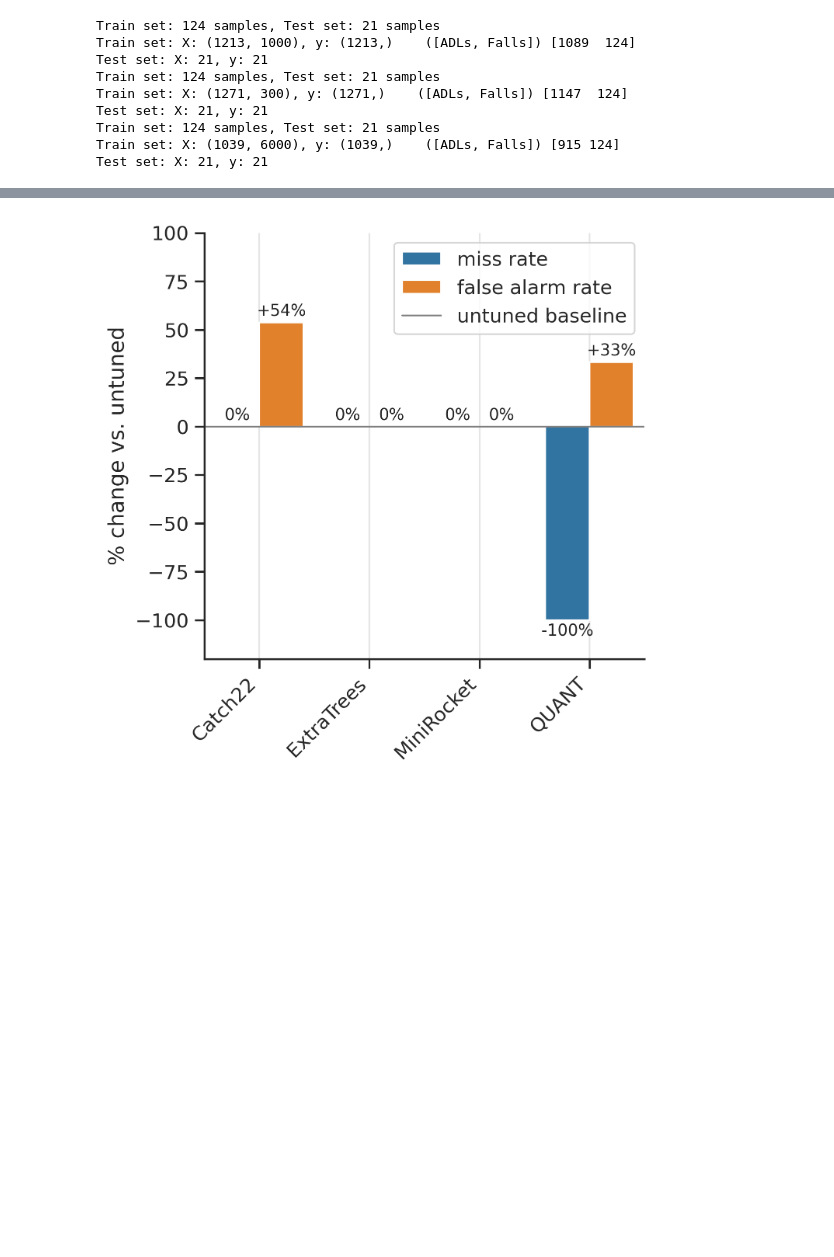
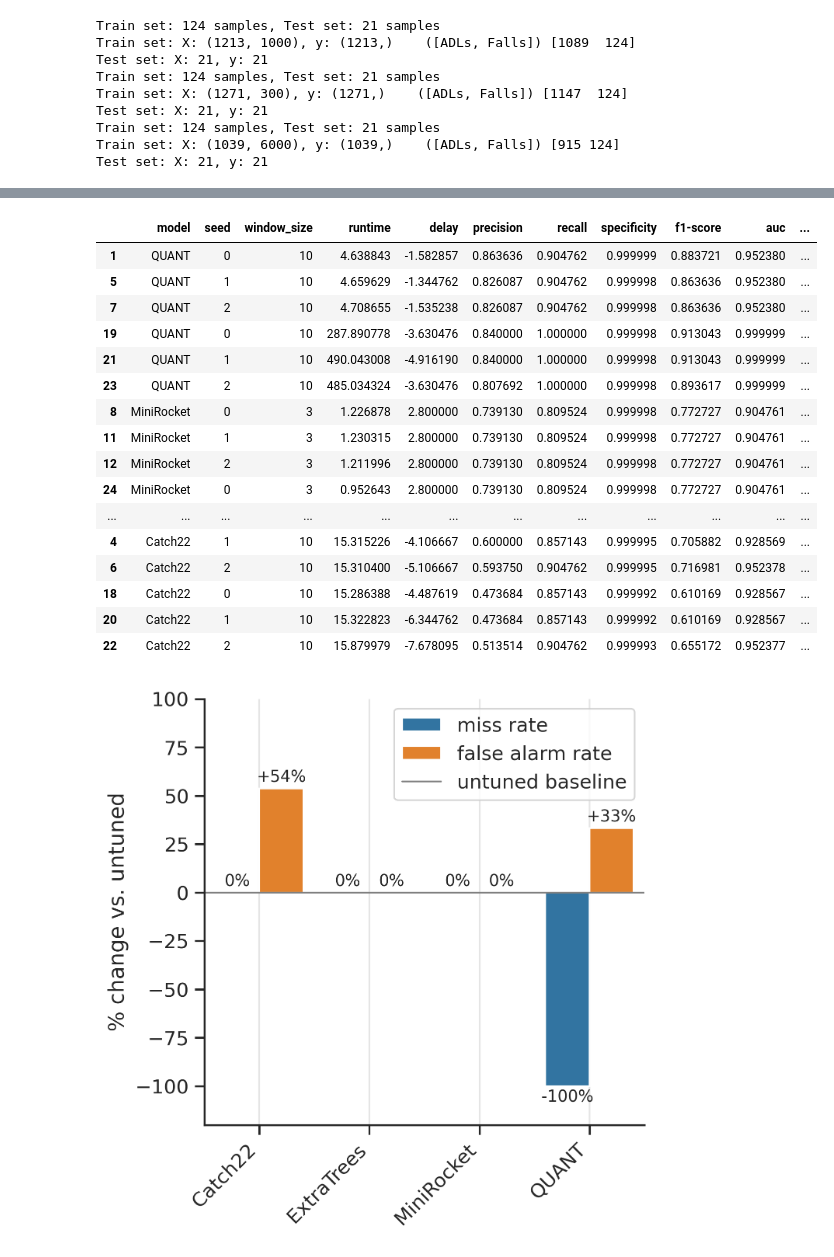
Before and after one commit to mlgig/fallstream, a Jupyter notebook: evaluation.ipynb, the cells around one changed output, grey strips where cells are left out. Cells and saved outputs as stored; diff of their text form; code cells hidden in the pictures; blank space fills up the shorter version.

```diff
--- a/evaluation.ipynb
+++ b/evaluation.ipynb
@@ -451,3 +528,24 @@ Selected models: ['ExtraTrees']
+# %%
+thresh_df = pd.read_csv(RES_DIR / "thresh_metrics_new.csv")
+thresh_df.sort_values(by=['model', 'thresh'], ascending=False)
+# %% [output]
+|  | model | seed | window_size | runtime | delay | precision | recall | specificity | f1-score | auc | ... |
+| 1 | QUANT | 0 | 10 | 4.638843 | -1.582857 | 0.863636 | 0.904762 | 0.999999 | 0.883721 | 0.952380 | ... |
+| 5 | QUANT | 1 | 10 | 4.659629 | -1.344762 | 0.826087 | 0.904762 | 0.999998 | 0.863636 | 0.952380 | ... |
+| 7 | QUANT | 2 | 10 | 4.708655 | -1.535238 | 0.826087 | 0.904762 | 0.999998 | 0.863636 | 0.952380 | ... |
+| 19 | QUANT | 0 | 10 | 287.890778 | -3.630476 | 0.840000 | 1.000000 | 0.999998 | 0.913043 | 0.999999 | ... |
+| 21 | QUANT | 1 | 10 | 490.043008 | -4.916190 | 0.840000 | 1.000000 | 0.999998 | 0.913043 | 0.999999 | ... |
+| 23 | QUANT | 2 | 10 | 485.034324 | -3.630476 | 0.807692 | 1.000000 | 0.999998 | 0.893617 | 0.999999 | ... |
+| 8 | MiniRocket | 0 | 3 | 1.226878 | 2.800000 | 0.739130 | 0.809524 | 0.999998 | 0.772727 | 0.904761 | ... |
+| 11 | MiniRocket | 1 | 3 | 1.230315 | 2.800000 | 0.739130 | 0.809524 | 0.999998 | 0.772727 | 0.904761 | ... |
+| 12 | MiniRocket | 2 | 3 | 1.211996 | 2.800000 | 0.739130 | 0.809524 | 0.999998 | 0.772727 | 0.904761 | ... |
+| 24 | MiniRocket | 0 | 3 | 0.952643 | 2.800000 | 0.739130 | 0.809524 | 0.999998 | 0.772727 | 0.904761 | ... |
+| ... | ... | ... | ... | ... | ... | ... | ... | ... | ... | ... | ... |
+| 4 | Catch22 | 1 | 10 | 15.315226 | -4.106667 | 0.600000 | 0.857143 | 0.999995 | 0.705882 | 0.928569 | ... |
+| 6 | Catch22 | 2 | 10 | 15.310400 | -5.106667 | 0.593750 | 0.904762 | 0.999995 | 0.716981 | 0.952378 | ... |
+| 18 | Catch22 | 0 | 10 | 15.286388 | -4.487619 | 0.473684 | 0.857143 | 0.999992 | 0.610169 | 0.928567 | ... |
+| 20 | Catch22 | 1 | 10 | 15.322823 | -6.344762 | 0.473684 | 0.857143 | 0.999992 | 0.610169 | 0.928567 | ... |
+| 22 | Catch22 | 2 | 10 | 15.879979 | -7.678095 | 0.513514 | 0.904762 | 0.999993 | 0.655172 | 0.952377 | ... |
 # %%
 metrics = ["miss rate", "false alarm rate"]
 real_thresh_df = thresh_df.query("not model.str.startswith('Dummy')")
```
Also changed, not shown: parts of 12 cells of this notebook, 9 other files.
